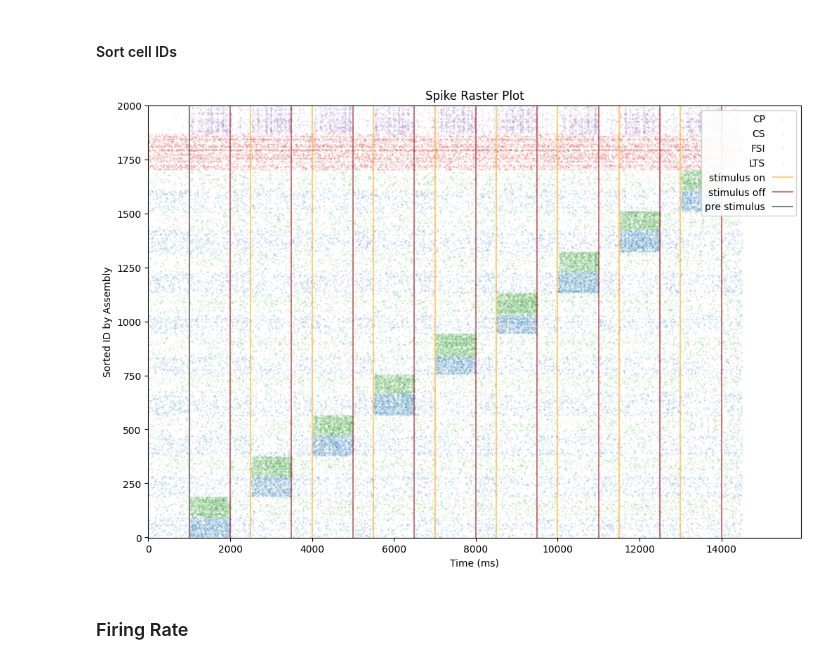
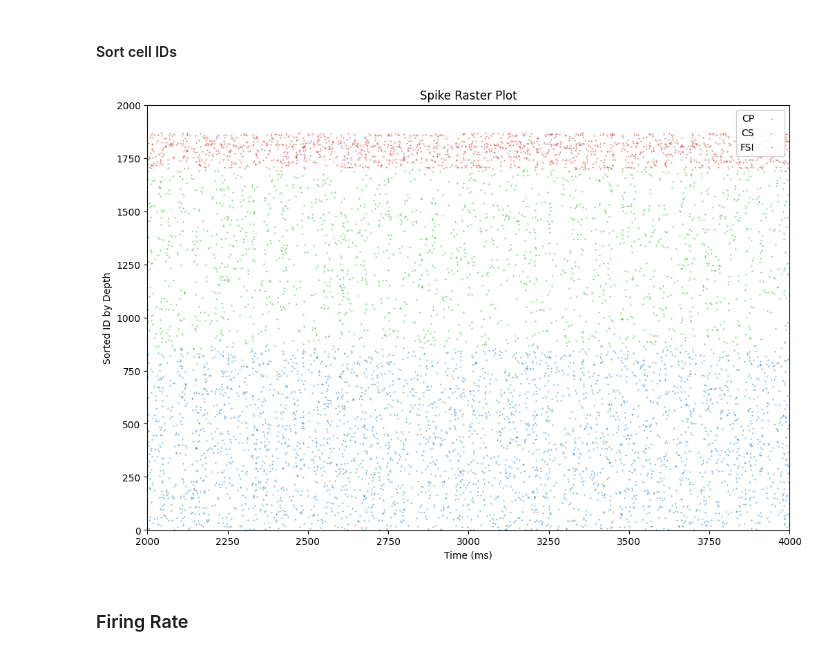
Before and after one commit to KhuramC/V1-Homogenous, a Jupyter notebook: Analysis/Analyze_Spikes.ipynb, the cells around one changed output. Saved outputs shown, nothing was run; the diff lists cells and outputs as text; code cells hidden in the pictures.

```diff
--- a/Analysis/Analyze_Spikes.ipynb
+++ b/Analysis/Analyze_Spikes.ipynb
@@ -13,7 +13,7 @@ from build_input import get_populations, t_start, input_pairs_from_file
 
 %matplotlib inline
 
-TRIAL_NAME = "baseline_1"
+TRIAL_NAME = "baseline_17"
 RESULT_PATH = "simulation_results"
 if 'short' in TRIAL_NAME:
     RESULT_PATH +="/short"
@@ -88,27 +88,27 @@ spikes_df['sorted_id'] = node_df.loc[spikes_df['node_ids'], 'sorted_id'].values
 # %%
 # %matplotlib notebook
 
 spikes_df['pop_name'] = node_df.loc[spikes_df['node_ids'], 'pop_name'].values
 pop_spike = get_populations(spikes_df, pop_names)
 
 _, ax = plt.subplots(1, 1, figsize=(12, 8))
-plot.raster(pop_spike, pop_color, id_column='sorted_id', s=0.01, ax=ax)
+plot.raster(pop_spike, pop_color, id_column='sorted_id', s=0.1, ax=ax)
 if isbaseline:
     ax.set_ylabel('Sorted ID by Depth')
 else:
     for i, win in enumerate(windows):
         labels = [None, None] if i else ['stimulus on', 'stimulus off']
         ax.axvline(win[0] * 1000, color='orange', alpha=0.5, label=labels[0])
         ax.axvline(win[1] * 1000, color='darkred', alpha=0.5, label=labels[1])
     ax.axvline(t_start * 1000, color='gray', label='pre stimulus')
     ax.set_ylabel('Sorted ID by Assembly')
 ax.legend(loc='upper right', framealpha=0.9, markerfirst=False)
-ax.set_xlim([4000,6000])
-ax.set_xlim([0, 1.1 * spikes_df['timestamps'].max()])
+ax.set_xlim([2000,4000])
+#ax.set_xlim([0, 1.1 * spikes_df['timestamps'].max()])
 ax.set_ylim([node_df.index.min() - 1, node_df.index.max() + 1])
 plt.show()
 # %% [output]
-[figure, old version]
+[figure, new version]
 # %% [markdown]
 ### Firing Rate
 # %%
```
Also changed, not shown: parts of 4 cells of this notebook, 4 other files.
